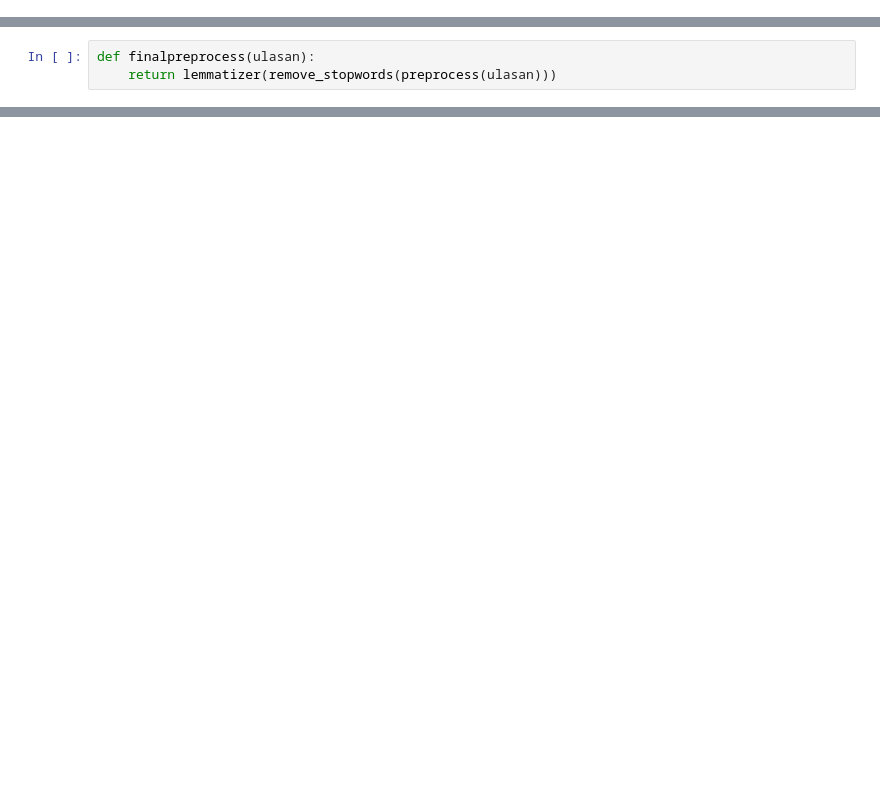
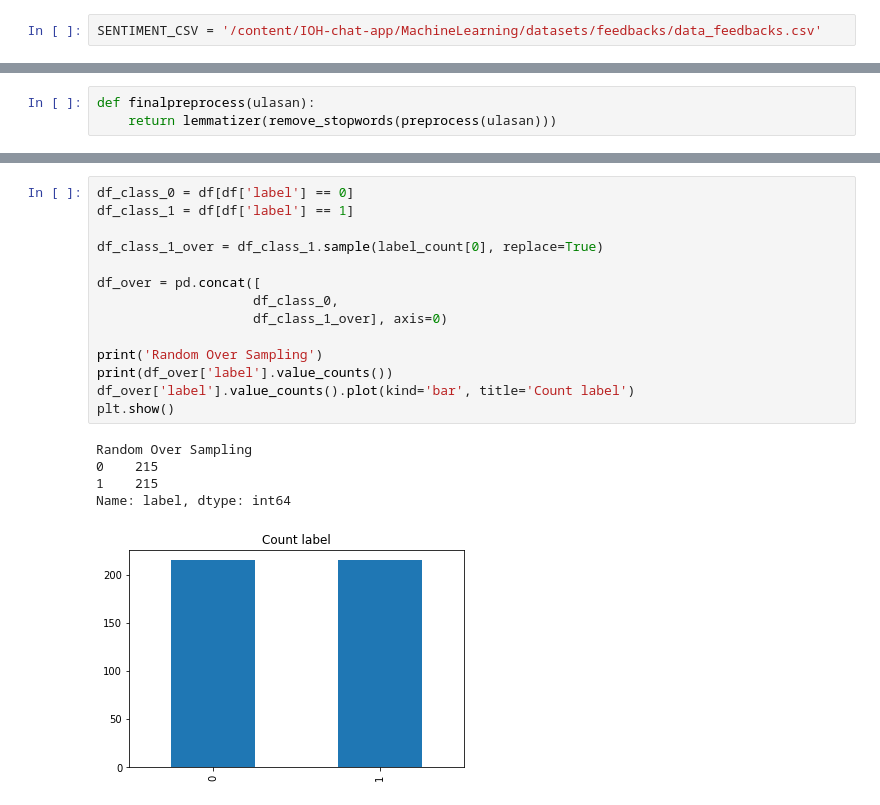
Before and after one commit to bangkit-team/IOH-chat-app, a Jupyter notebook: MachineLearning/code/feedbacks/model_review.ipynb, the cells around one changed output, grey strips where cells are left out. Saved outputs shown, nothing was run; the diff lists cells and outputs as text; blank space fills up the shorter version.

```diff
--- a/MachineLearning/code/feedbacks/model_review.ipynb
+++ b/MachineLearning/code/feedbacks/model_review.ipynb
@@ -55 +45,3 @@ Second data point looks like this:
+# %%
+SENTIMENT_CSV = '/content/IOH-chat-app/MachineLearning/datasets/feedbacks/data_feedbacks.csv'
 # %%
@@ -460,0 +191,20 @@ Negative
+# %%
+df_class_0 = df[df['label'] == 0]
+df_class_1 = df[df['label'] == 1]
+
+df_class_1_over = df_class_1.sample(label_count[0], replace=True)
+
+df_over = pd.concat([
+                    df_class_0,
+                    df_class_1_over], axis=0)
+
+print('Random Over Sampling')
+print(df_over['label'].value_counts())
+df_over['label'].value_counts().plot(kind='bar', title='Count label')
+plt.show()
+# %% [output]
+Random Over Sampling
+0    215
+1    215
+Name: label, dtype: int64
+[figure, added]
```
Also changed, not shown: parts of 66 cells of this notebook.
